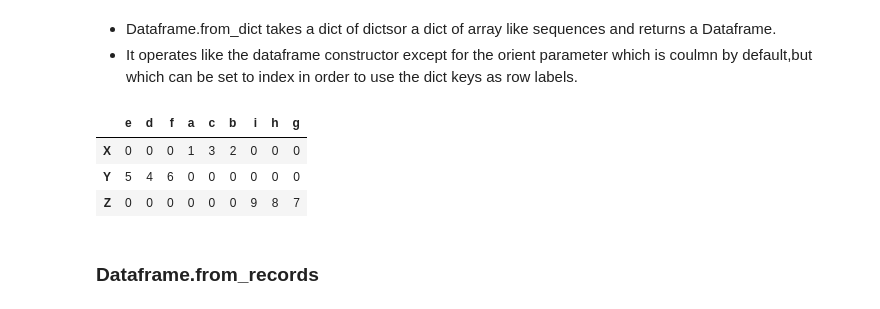
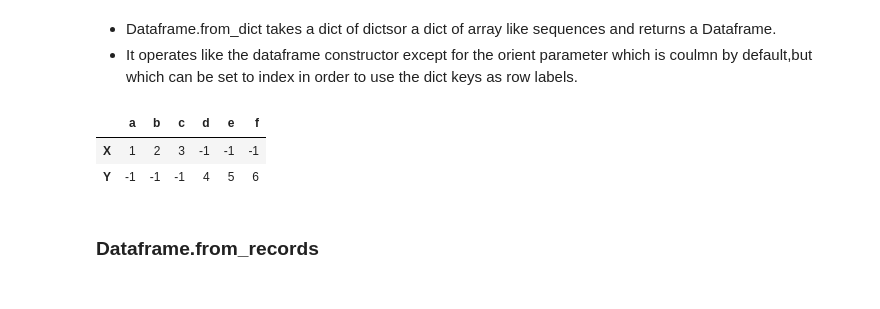
Before and after one commit to Marky115/Week1-Introduction_to_Python, a Jupyter notebook: Introduction_to_Python.ipynb, the cells around one changed output. Cells and saved outputs as stored; diff of their text form; code cells hidden in the pictures.

```diff
--- a/Introduction_to_Python.ipynb
+++ b/Introduction_to_Python.ipynb
@@ -1234,13 +1324,17 @@ df
 # %%
 data = {"X": {'a': 1, 'b': 2, 'c': 3}, "Y": {'d': 4, 'e': 5, 'f': 6}, "Z": {'g': 7, 'h': 8, 'i': 9}}
 
 df = pd.DataFrame.from_dict(data, orient="index").fillna(0).astype(int)
 df
+
+#in this new example i fill the nan examples with -1 instead
+data = {"X": {'a': 1, 'b': 2, 'c': 3}, "Y": {'d': 4, 'e': 5, 'f': 6}}
+data = pd.DataFrame.from_dict(data, orient="index").fillna(-1).astype(int)
+data
 # %% [output]
-|  | e | d | f | a | c | b | i | h | g |
-| X | 0 | 0 | 0 | 1 | 3 | 2 | 0 | 0 | 0 |
-| Y | 5 | 4 | 6 | 0 | 0 | 0 | 0 | 0 | 0 |
-| Z | 0 | 0 | 0 | 0 | 0 | 0 | 9 | 8 | 7 |
+|  | a | b | c | d | e | f |
+| X | 1 | 2 | 3 | -1 | -1 | -1 |
+| Y | -1 | -1 | -1 | 4 | 5 | 6 |
 # %% [markdown]
 ### Dataframe.from_records
 # %% [markdown]
```
Also changed, not shown: parts of 17 cells of this notebook.
